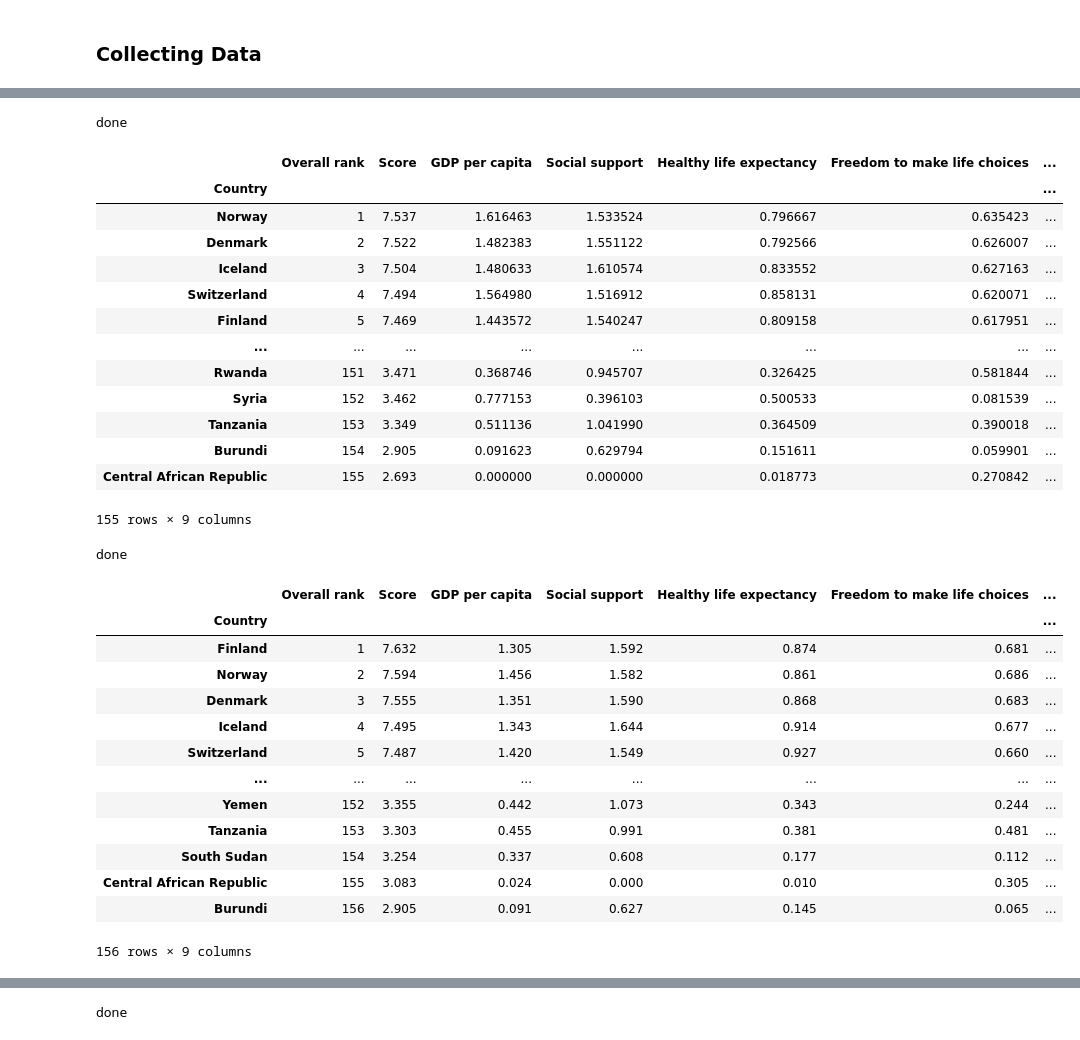
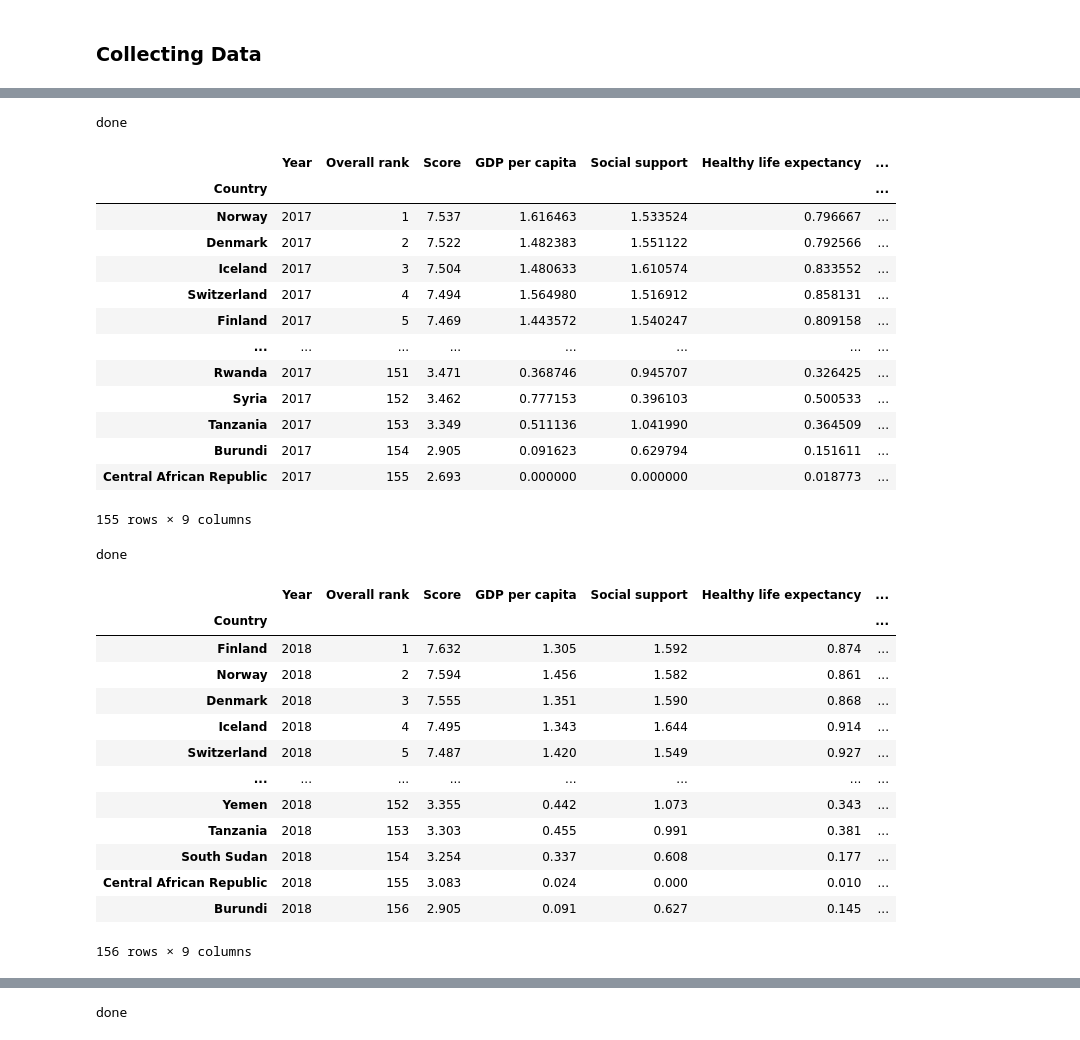
Before and after one commit to RoxannaW/Project_world_happiness, a Jupyter notebook: src/main.ipynb, the cells around one changed output, grey strips where cells are left out. Drawn from its saved outputs; the diff is of its cells as text; code cells hidden in the pictures.

```diff
--- a/src/main.ipynb
+++ b/src/main.ipynb
@@ -100,43 +175,43 @@ done
 157 rows × 9 columns
 # %%
 Change_columns(df=data_2017)
+data_2017 = Filter_dataframe(df=data_2017)
 Add_year(df=data_2017, year="2017")
-Filter_dataframe(df=data_2017)
 # %% [output]
 done
-|  | Overall rank | Score | GDP per capita | Social support | Healthy life expectancy | Freedom to make life choices | ... |
+|  | Year | Overall rank | Score | GDP per capita | Social support | Healthy life expectancy | ... |
 | Country |  |  |  |  |  |  | ... |
-| Norway | 1 | 7.537 | 1.616463 | 1.533524 | 0.796667 | 0.635423 | ... |
-| Denmark | 2 | 7.522 | 1.482383 | 1.551122 | 0.792566 | 0.626007 | ... |
-| Iceland | 3 | 7.504 | 1.480633 | 1.610574 | 0.833552 | 0.627163 | ... |
-| Switzerland | 4 | 7.494 | 1.564980 | 1.516912 | 0.858131 | 0.620071 | ... |
-| Finland | 5 | 7.469 | 1.443572 | 1.540247 | 0.809158 | 0.617951 | ... |
+| Norway | 2017 | 1 | 7.537 | 1.616463 | 1.533524 | 0.796667 | ... |
+| Denmark | 2017 | 2 | 7.522 | 1.482383 | 1.551122 | 0.792566 | ... |
+| Iceland | 2017 | 3 | 7.504 | 1.480633 | 1.610574 | 0.833552 | ... |
+| Switzerland | 2017 | 4 | 7.494 | 1.564980 | 1.516912 | 0.858131 | ... |
+| Finland | 2017 | 5 | 7.469 | 1.443572 | 1.540247 | 0.809158 | ... |
 | ... | ... | ... | ... | ... | ... | ... | ... |
-| Rwanda | 151 | 3.471 | 0.368746 | 0.945707 | 0.326425 | 0.581844 | ... |
-| Syria | 152 | 3.462 | 0.777153 | 0.396103 | 0.500533 | 0.081539 | ... |
-| Tanzania | 153 | 3.349 | 0.511136 | 1.041990 | 0.364509 | 0.390018 | ... |
-| Burundi | 154 | 2.905 | 0.091623 | 0.629794 | 0.151611 | 0.059901 | ... |
-| Central African Republic | 155 | 2.693 | 0.000000 | 0.000000 | 0.018773 | 0.270842 | ... |
+| Rwanda | 2017 | 151 | 3.471 | 0.368746 | 0.945707 | 0.326425 | ... |
+| Syria | 2017 | 152 | 3.462 | 0.777153 | 0.396103 | 0.500533 | ... |
+| Tanzania | 2017 | 153 | 3.349 | 0.511136 | 1.041990 | 0.364509 | ... |
+| Burundi | 2017 | 154 | 2.905 | 0.091623 | 0.629794 | 0.151611 | ... |
+| Central African Republic | 2017 | 155 | 2.693 | 0.000000 | 0.000000 | 0.018773 | ... |
 155 rows × 9 columns
 # %%
 Change_columns(df=data_2018)
+data_2018 = Filter_dataframe(df=data_2018)
 Add_year(df=data_2018, year="2018")
-Filter_dataframe(df=data_2018)
 # %% [output]
 done
-|  | Overall rank | Score | GDP per capita | Social support | Healthy life expectancy | Freedom to make life choices | ... |
+|  | Year | Overall rank | Score | GDP per capita | Social support | Healthy life expectancy | ... |
 | Country |  |  |  |  |  |  | ... |
-| Finland | 1 | 7.632 | 1.305 | 1.592 | 0.874 | 0.681 | ... |
-| Norway | 2 | 7.594 | 1.456 | 1.582 | 0.861 | 0.686 | ... |
-| Denmark | 3 | 7.555 | 1.351 | 1.590 | 0.868 | 0.683 | ... |
-| Iceland | 4 | 7.495 | 1.343 | 1.644 | 0.914 | 0.677 | ... |
-| Switzerland | 5 | 7.487 | 1.420 | 1.549 | 0.927 | 0.660 | ... |
+| Finland | 2018 | 1 | 7.632 | 1.305 | 1.592 | 0.874 | ... |
+| Norway | 2018 | 2 | 7.594 | 1.456 | 1.582 | 0.861 | ... |
+| Denmark | 2018 | 3 | 7.555 | 1.351 | 1.590 | 0.868 | ... |
+| Iceland | 2018 | 4 | 7.495 | 1.343 | 1.644 | 0.914 | ... |
+| Switzerland | 2018 | 5 | 7.487 | 1.420 | 1.549 | 0.927 | ... |
 | ... | ... | ... | ... | ... | ... | ... | ... |
-| Yemen | 152 | 3.355 | 0.442 | 1.073 | 0.343 | 0.244 | ... |
-| Tanzania | 153 | 3.303 | 0.455 | 0.991 | 0.381 | 0.481 | ... |
-| South Sudan | 154 | 3.254 | 0.337 | 0.608 | 0.177 | 0.112 | ... |
-| Central African Republic | 155 | 3.083 | 0.024 | 0.000 | 0.010 | 0.305 | ... |
-| Burundi | 156 | 2.905 | 0.091 | 0.627 | 0.145 | 0.065 | ... |
+| Yemen | 2018 | 152 | 3.355 | 0.442 | 1.073 | 0.343 | ... |
+| Tanzania | 2018 | 153 | 3.303 | 0.455 | 0.991 | 0.381 | ... |
+| South Sudan | 2018 | 154 | 3.254 | 0.337 | 0.608 | 0.177 | ... |
+| Central African Republic | 2018 | 155 | 3.083 | 0.024 | 0.000 | 0.010 | ... |
+| Burundi | 2018 | 156 | 2.905 | 0.091 | 0.627 | 0.145 | ... |
 156 rows × 9 columns
 # %%
 Change_columns(df=data_2019)
```
Also changed, not shown: parts of 49 cells of this notebook, 8 other files.
